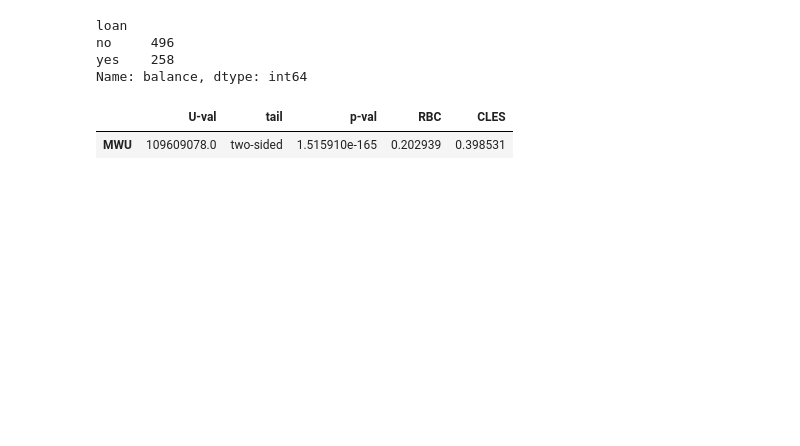
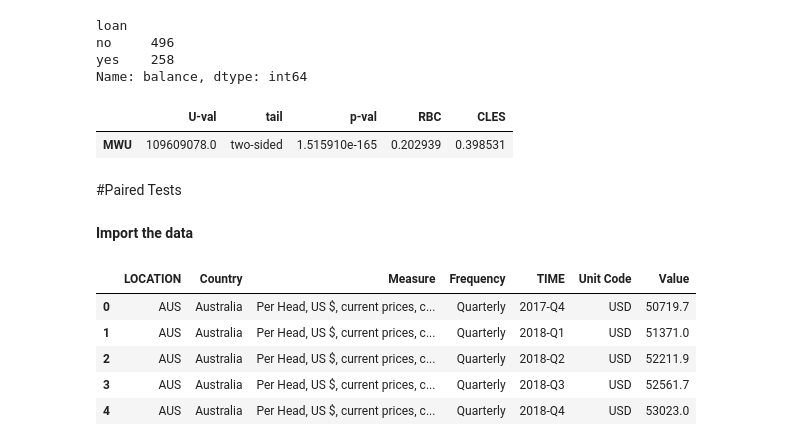
Before and after one commit to sunshineluyao/NYU_Integrated_Marketing, a Jupyter notebook: HypothesisTesting_ANOVA/HypothesisTesting.ipynb, the cells around one changed output. Drawn from its saved outputs; the diff is of its cells as text; code cells hidden in the pictures; blank space fills up the shorter version.

```diff
--- a/HypothesisTesting_ANOVA/HypothesisTesting.ipynb
+++ b/HypothesisTesting_ANOVA/HypothesisTesting.ipynb
@@ -187,3 +210,17 @@ pg.mwu(x, y, tail='two-sided')
 # %% [output]
 |  | U-val | tail | p-val | RBC | CLES |
 | MWU | 109609078.0 | two-sided | 1.515910e-165 | 0.202939 | 0.398531 |
+# %% [markdown]
+#Paired Tests
+# %% [markdown]
+**Import the data**
+# %%
+df = pd.read_csv('https://raw.githubusercontent.com/sunshineluyao/NYU_Integrated_Marketing/main/HypothesisTesting_ANOVA/Q_GDP_Capita.csv')
+df.head()
+# %% [output]
+|  | LOCATION | Country | Measure | Frequency | TIME | Unit Code | Value |
+| 0 | AUS | Australia | Per Head, US $, current prices, c... | Quarterly | 2017-Q4 | USD | 50719.7 |
+| 1 | AUS | Australia | Per Head, US $, current prices, c... | Quarterly | 2018-Q1 | USD | 51371.0 |
+| 2 | AUS | Australia | Per Head, US $, current prices, c... | Quarterly | 2018-Q2 | USD | 52211.9 |
+| 3 | AUS | Australia | Per Head, US $, current prices, c... | Quarterly | 2018-Q3 | USD | 52561.7 |
+| 4 | AUS | Australia | Per Head, US $, current prices, c... | Quarterly | 2018-Q4 | USD | 53023.0 |
```
Also changed, not shown: parts of 42 cells of this notebook.
